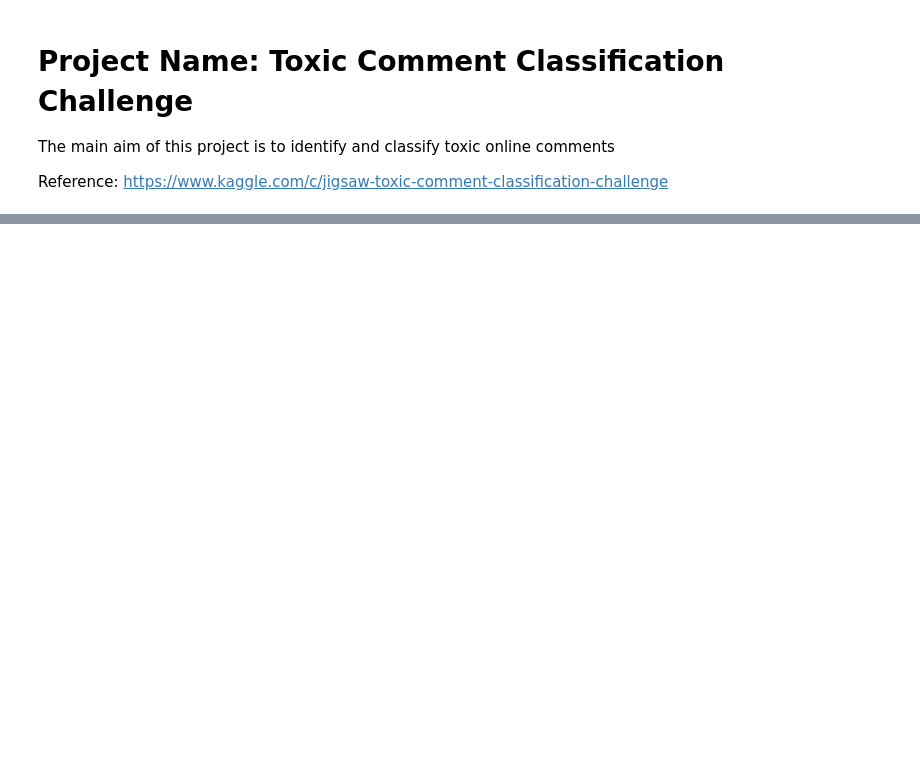
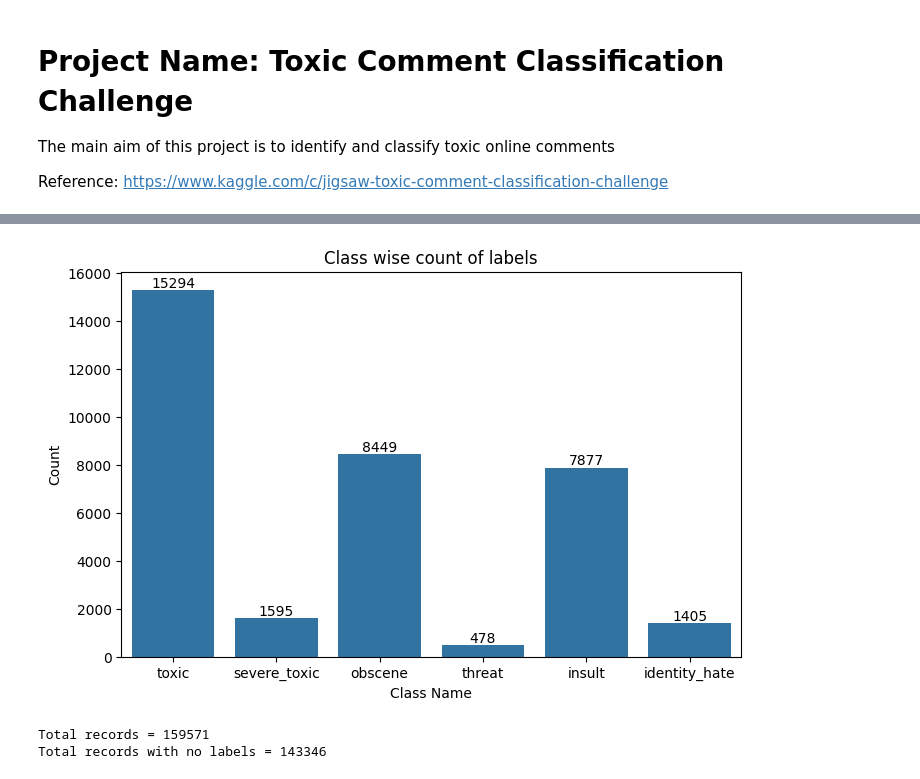
Before and after one commit to Clarkson-Applied-Data-Science/2024_ia653_Akula_Pendyala, a Jupyter notebook: toxicCommentsClassification_nb.ipynb, the cells around one changed output, grey strips where cells are left out. Drawn from its saved outputs; the diff is of its cells as text; code cells hidden in the pictures; blank space fills up the shorter version.

```diff
--- a/toxicCommentsClassification_nb.ipynb
+++ b/toxicCommentsClassification_nb.ipynb
@@ -185,0 +69,4 @@ F1 Score: 0.08
+# %%
+df_train = pd.read_csv("/content/drive/My Drive/train.csv")
+df_test_ = pd.read_csv("/content/drive/My Drive/test.csv")
+df_test_labels = pd.read_csv("/content/drive/My Drive/test_labels.csv")
@@ -185,0 +169,25 @@ F1 Score: 0.08
+# %%
+class_wise_count = df_train.iloc[:, 2:].sum()
+plt.figure(figsize=(8, 5))
+plt.title('Class wise count of labels')
+barplot = sns.barplot(x=df_train.columns[2:], y=class_wise_count)
+
+for i, value in enumerate(class_wise_count):
+  barplot.text(i, value + 0.5, f'{value:.0f}', ha='center', va='bottom', fontsize=10)
+plt.xlabel('Class Name')
+plt.ylabel('Count')
+plt.show()
+# %% [output]
+[figure, added]
+# %%
+no_label_count = 0
+records_noLabels = df_train.iloc[:, 2:].sum(axis = 1)
+for i, count in records_noLabels.items():
+  if count == 0:
+    no_label_count += 1
+
+print(f"Total records = {len(df_train)}")
+print(f"Total records with no labels = {no_label_count}")
+# %% [output]
+Total records = 159571
+Total records with no labels = 143346
```
Also changed, not shown: parts of 55 cells of this notebook, 12 other files.
